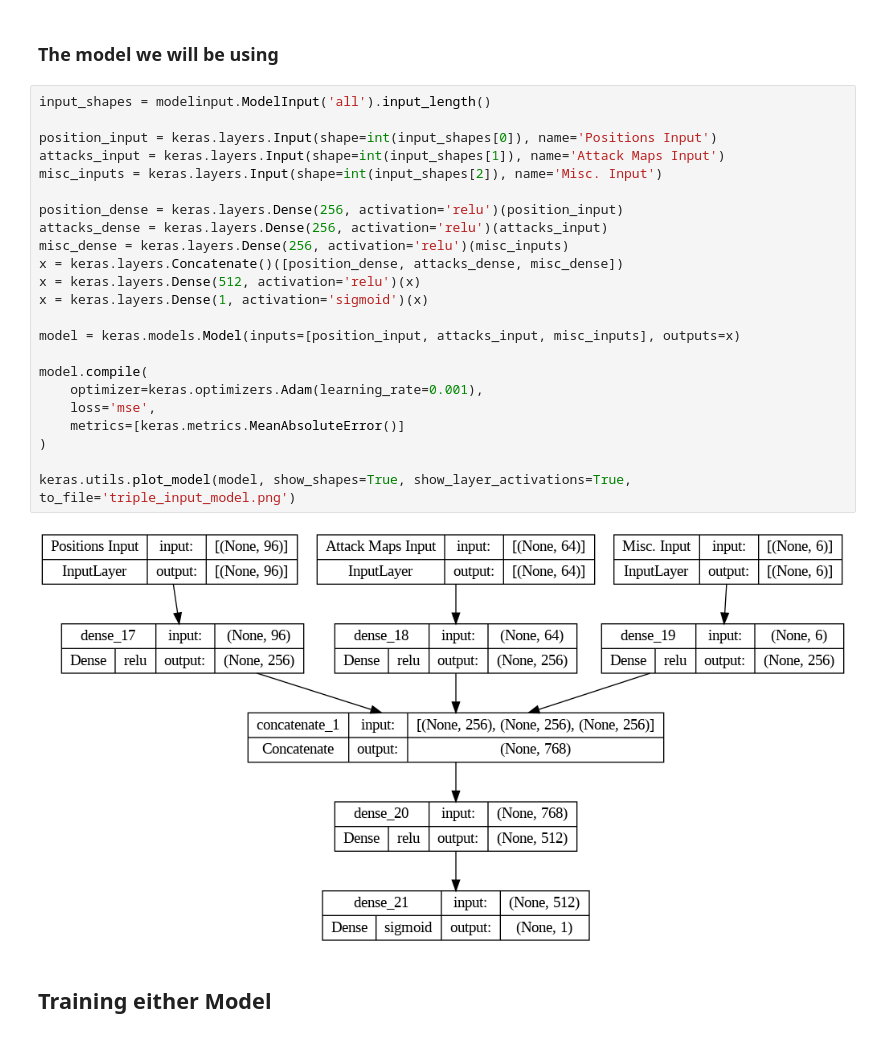
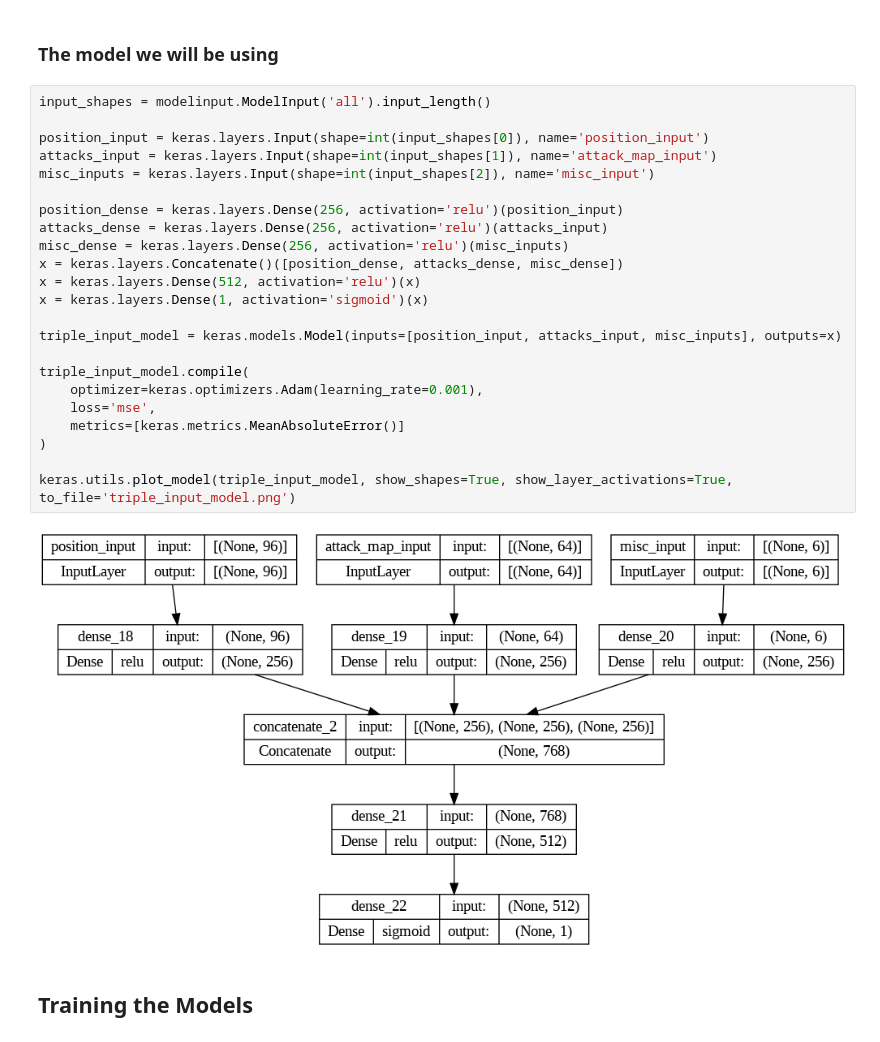
Before and after one commit to owenjaques/chessbot, a Jupyter notebook: neural_networks/models.ipynb, the cells around one changed output. Cells and saved outputs as stored; diff of their text form.

```diff
--- a/neural_networks/models.ipynb
+++ b/neural_networks/models.ipynb
@@ -295,28 +291,28 @@ sanity_check_triple_input(training_data, validation_data)
 # %%
 input_shapes = modelinput.ModelInput('all').input_length()
 
-position_input = keras.layers.Input(shape=int(input_shapes[0]), name='Positions Input')
-attacks_input = keras.layers.Input(shape=int(input_shapes[1]), name='Attack Maps Input')
-misc_inputs = keras.layers.Input(shape=int(input_shapes[2]), name='Misc. Input')
+position_input = keras.layers.Input(shape=int(input_shapes[0]), name='position_input')
+attacks_input = keras.layers.Input(shape=int(input_shapes[1]), name='attack_map_input')
+misc_inputs = keras.layers.Input(shape=int(input_shapes[2]), name='misc_input')
 
 position_dense = keras.layers.Dense(256, activation='relu')(position_input)
 attacks_dense = keras.layers.Dense(256, activation='relu')(attacks_input)
 misc_dense = keras.layers.Dense(256, activation='relu')(misc_inputs)
 x = keras.layers.Concatenate()([position_dense, attacks_dense, misc_dense])
 x = keras.layers.Dense(512, activation='relu')(x)
 x = keras.layers.Dense(1, activation='sigmoid')(x)
 
-model = keras.models.Model(inputs=[position_input, attacks_input, misc_inputs], outputs=x)
+triple_input_model = keras.models.Model(inputs=[position_input, attacks_input, misc_inputs], outputs=x)
 
-model.compile(
+triple_input_model.compile(
     optimizer=keras.optimizers.Adam(learning_rate=0.001),
     loss='mse',
 	metrics=[keras.metrics.MeanAbsoluteError()]
 )
 
-keras.utils.plot_model(model, show_shapes=True, show_layer_activations=True, to_file='triple_input_model.png')
+keras.utils.plot_model(triple_input_model, show_shapes=True, show_layer_activations=True, to_file='triple_input_model.png')
 # %% [output]
-[figure, old version]
+[figure, new version]
 # %% [markdown]
-## Training either Model
+## Training the Models
 # %%
```
Also changed, not shown: parts of 30 cells of this notebook.
